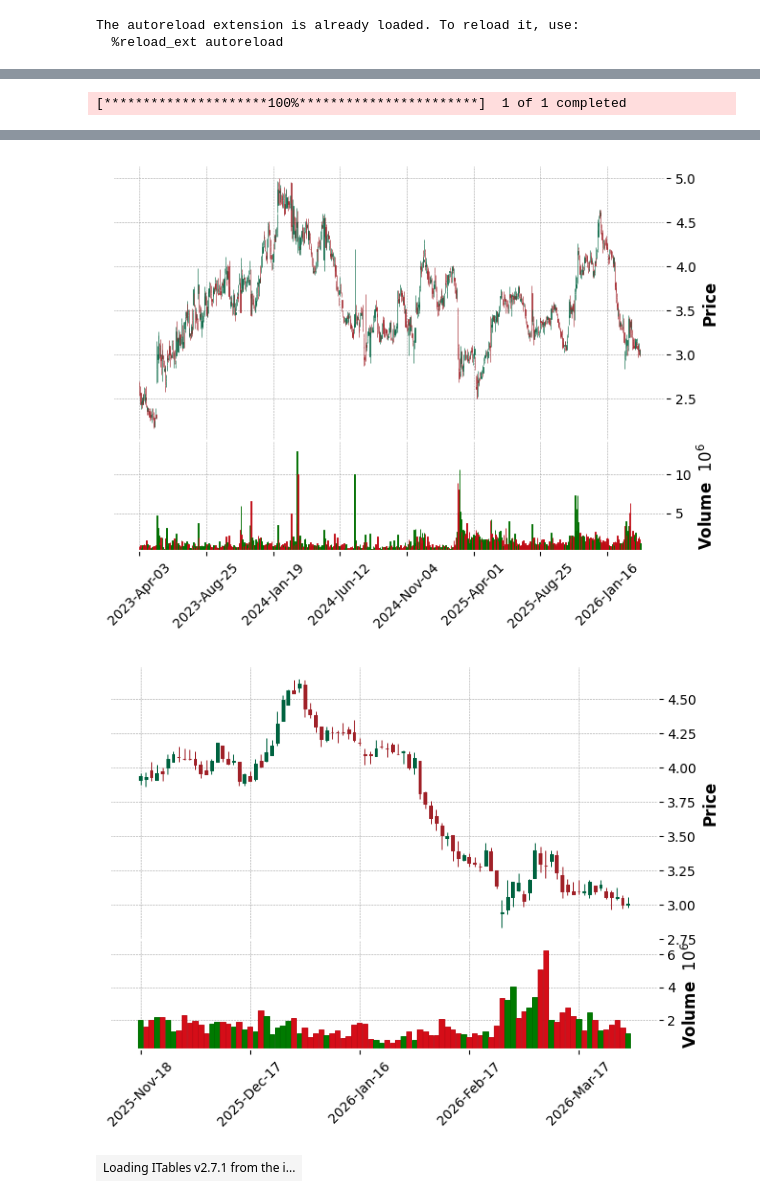
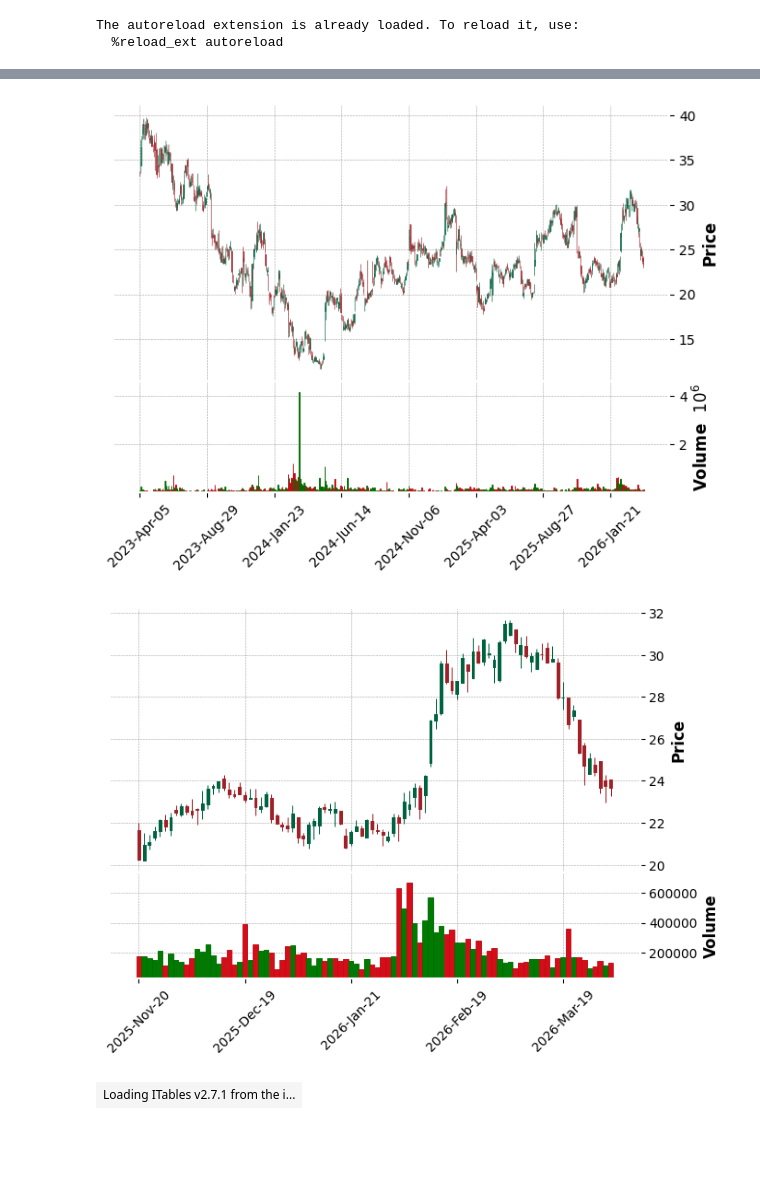
Before and after one commit to hodge-py/Quatro_Models, a Jupyter notebook: main.ipynb, the cells around one changed output, grey strips where cells are left out. Saved outputs shown, nothing was run; the diff lists cells and outputs as text; code cells hidden in the pictures; blank space fills up the shorter version.

```diff
--- a/main.ipynb
+++ b/main.ipynb
@@ -24,8 +24,8 @@ pd.set_option('display.float_format', '{:.2f}'.format)
 # ASIX
 name = ipynbname.name().strip('.ipynb').upper()
 thirtyday = dt.datetime.now() - dt.timedelta(days=90)
-stockName = 'TBLA'
-Fun = Fundamentals(stockName, thirtyday.strftime('%Y-%m-%d'), dt.datetime.now().strftime('%Y-%m-%d'))
+stockName = 'CCSI'
+Fun = Fundamentals(stockName)
 
 historical = Fun.get_history()
 historical.columns = historical.columns.get_level_values(0)
@@ -36,4 +36,3 @@ mpf.plot(historical.iloc[-90:], type='candle', style='charles',volume=True)
 The autoreload extension is already loaded. To reload it, use:
   %reload_ext autoreload
 [interactive output not drawn]
-[*********************100%***********************]  1 of 1 completed
@@ -41,5 +40,5 @@ The autoreload extension is already loaded. To reload it, use:
-[figure, old version]
+[figure, new version]
-[figure, old version]
+[figure, new version]
 # %%
 funds = Fun.get_fundamentals()
 
```
Also changed, not shown: parts of 11 cells of this notebook, 1 other file.
